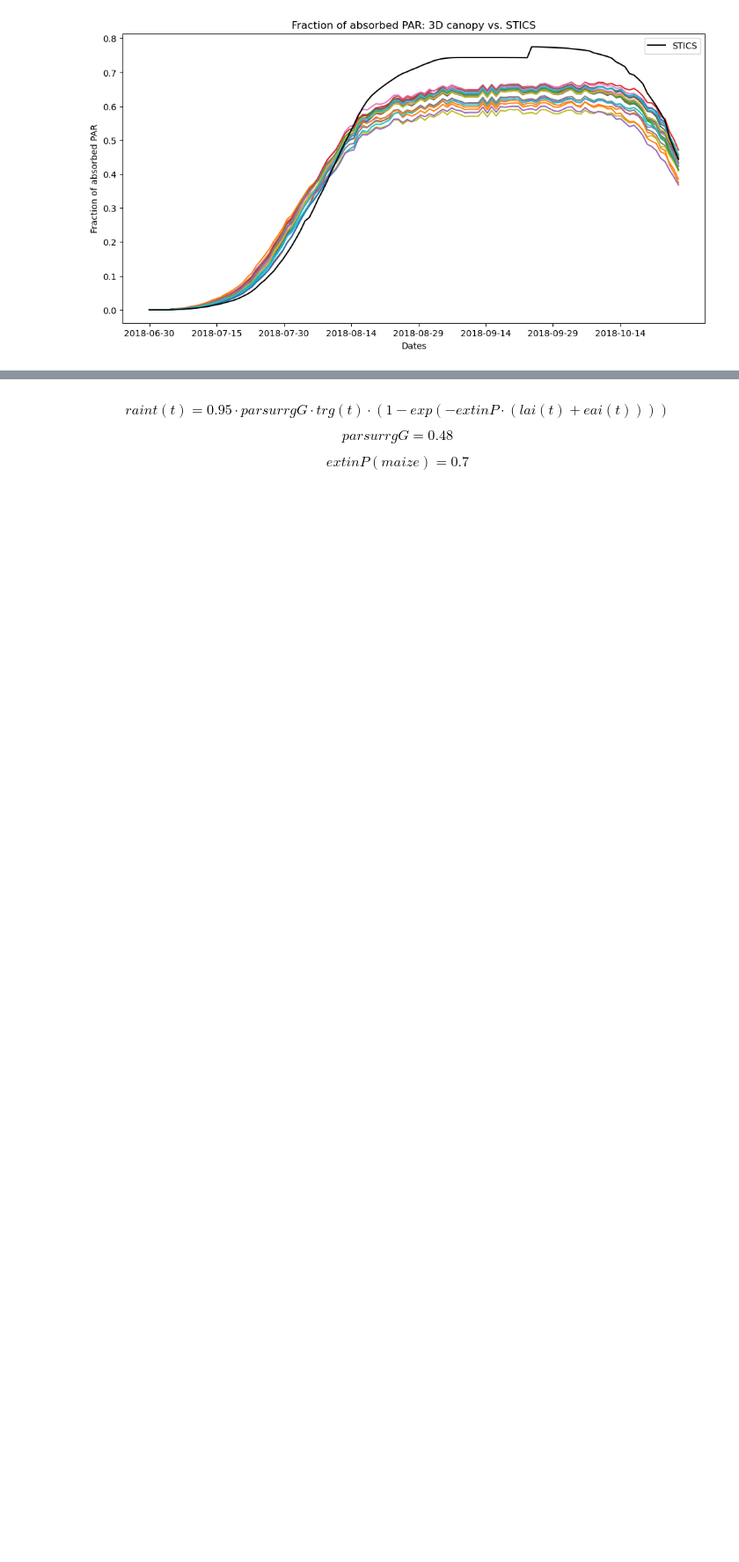
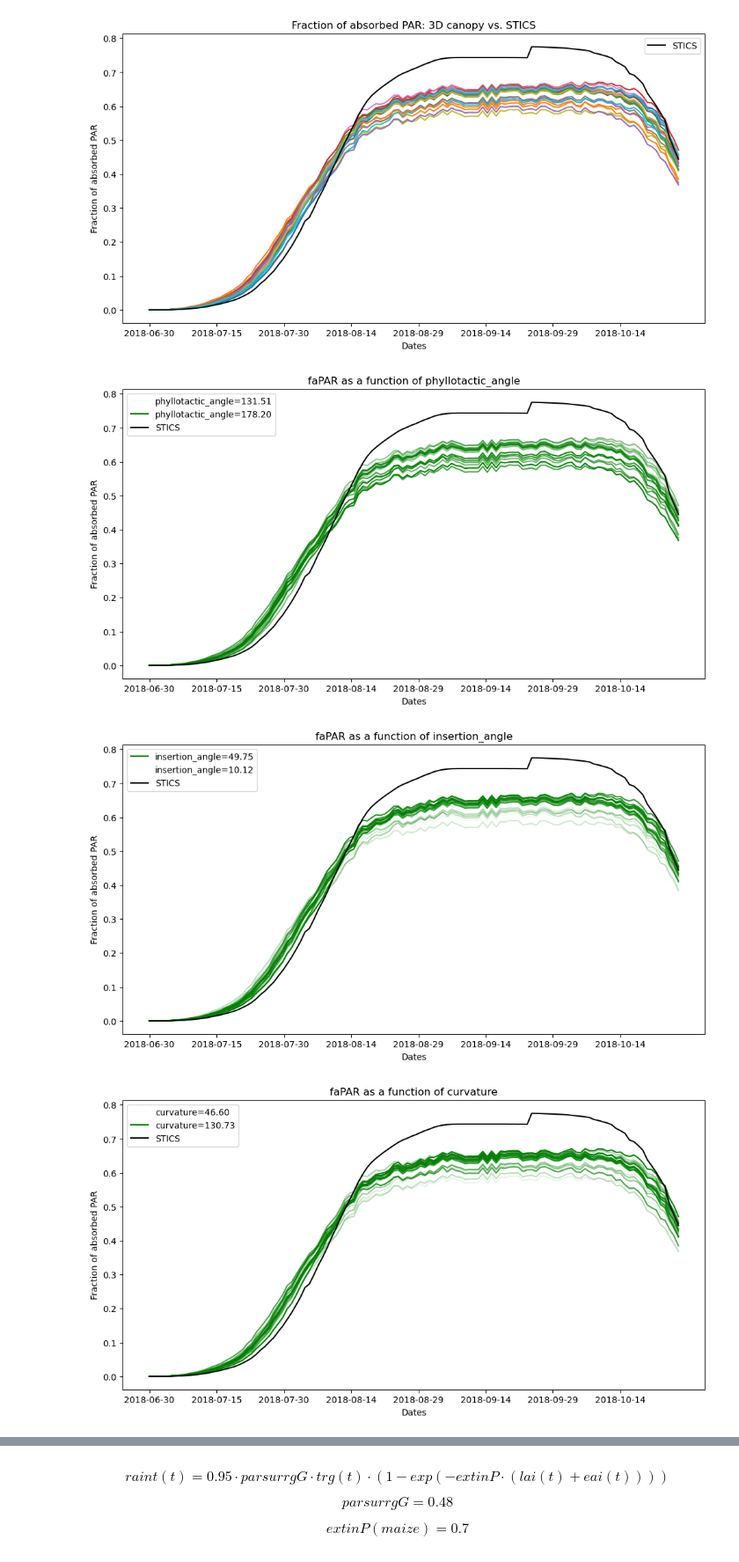
Before and after one commit to orianebro/ArchiCrop, a Jupyter notebook: tutorials/light_inter_sorghum_angles_plot.ipynb, the cells around one changed output, grey strips where cells are left out. Shown at 88% size. Drawn from its saved outputs; the diff is of its cells as text; code cells hidden in the pictures; blank space fills up the shorter version.

```diff
--- a/tutorials/light_inter_sorghum_angles_plot.ipynb
+++ b/tutorials/light_inter_sorghum_angles_plot.ipynb
@@ -115,3 +119,40 @@ if nrj_per_plant[0][0] is not None:
     plot_faPAR(dates, nrj_per_plant, par_incident, par_stics, sowing_density, stics_color="black")
 # %% [output]
 [figure]
+# %%
+def plot_faPAR_parameter(dates, nrj_per_plant, par_incident, par_stics, sowing_density, archi, parameter, parameter_name, archicrop_color, stics_color):
+    fig, ax = plt.subplots(figsize=(12, 6))
+    for k,curve in nrj_per_plant.items():
+        # ax.plot(dates, [nrj*sowing_density/par for nrj,par in zip(curve, par_incident)]) #, color=archicrop_color, alpha=0.4, label="ArchiCrop x Caribu")
+        label = f"{parameter_name}={parameter[k]:.2f}" if parameter[k] == min(parameter) or parameter[k] == max(parameter) else None
+        alpha = (parameter[k]-min(archi[parameter_name]))/(max(parameter)-min(archi[parameter_name]))
+        ax.plot(dates, [nrj/par for nrj,par in zip(curve, par_incident)], color=archicrop_color, alpha=alpha, label=label) #, label=f"{parameter[k]}") #, color=archicrop_color, alpha=0.4, label="ArchiCrop x Caribu")
+
+
+    # ax.fill_between(time_points, min_values, max_values, color="skyblue", alpha=0.4)
+    # ax.plot(time_points, min_values, color="blue", linestyle="--", label="Min 3D")
+    # ax.plot(time_points, max_values, color="red", linestyle="--", label="Max 3D")
+    ax.plot(dates, par_stics, color=stics_color, label="STICS")
+
+    # Labels and legend
+    ax.set_xticks(np.arange(0, len(dates)+1, (len(dates)+1)/8))
+    ax.set_xlabel("Dates")
+    ax.set_ylabel("Fraction of absorbed PAR")
+    ax.set_title(f"faPAR as a function of {parameter_name}")
+    ax.legend()
+
+    # Save figure
+    today_str = date.today().strftime("%Y-%m-%d")
+    os.makedirs(f"D:/PhD_Oriane/simulations_ArchiCrop/{today_str}", exist_ok=True)  # noqa: PTH103
+    plt.savefig(f"D:/PhD_Oriane/simulations_ArchiCrop/{today_str}/plot_faPAR_{parameter_name}.png")
+
+    plt.show()
+
+plot_faPAR_parameter(dates, nrj_per_plant, par_incident, par_stics, sowing_density, archi, phyllotactic_angle, 'phyllotactic_angle', archicrop_color, stics_color='black')
+plot_faPAR_parameter(dates, nrj_per_plant, par_incident, par_stics, sowing_density, archi, insertion_angle, 'insertion_angle', archicrop_color, stics_color='black')
+plot_faPAR_parameter(dates, nrj_per_plant, par_incident, par_stics, sowing_density, archi, curvature, 'curvature', archicrop_color, stics_color='black')
+plot_faPAR_parameter(dates, nrj_per_plant, par_incident, par_stics, sowing_density, archi, scurv, 'scurv', archicrop_color, stics_color='black')
+# %% [output]
+[figure, added]
+[figure, added]
+[figure, added]
```
Also changed, not shown: parts of 6 cells of this notebook, 5 other files.
